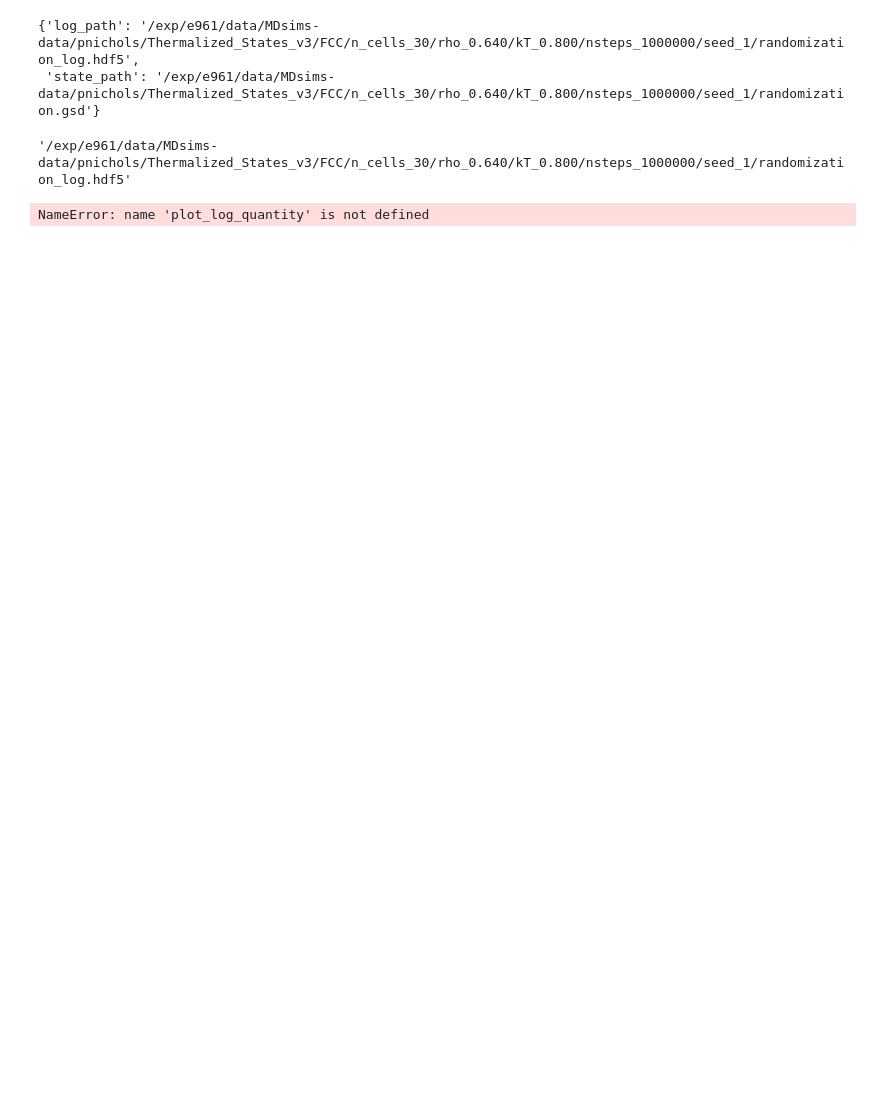
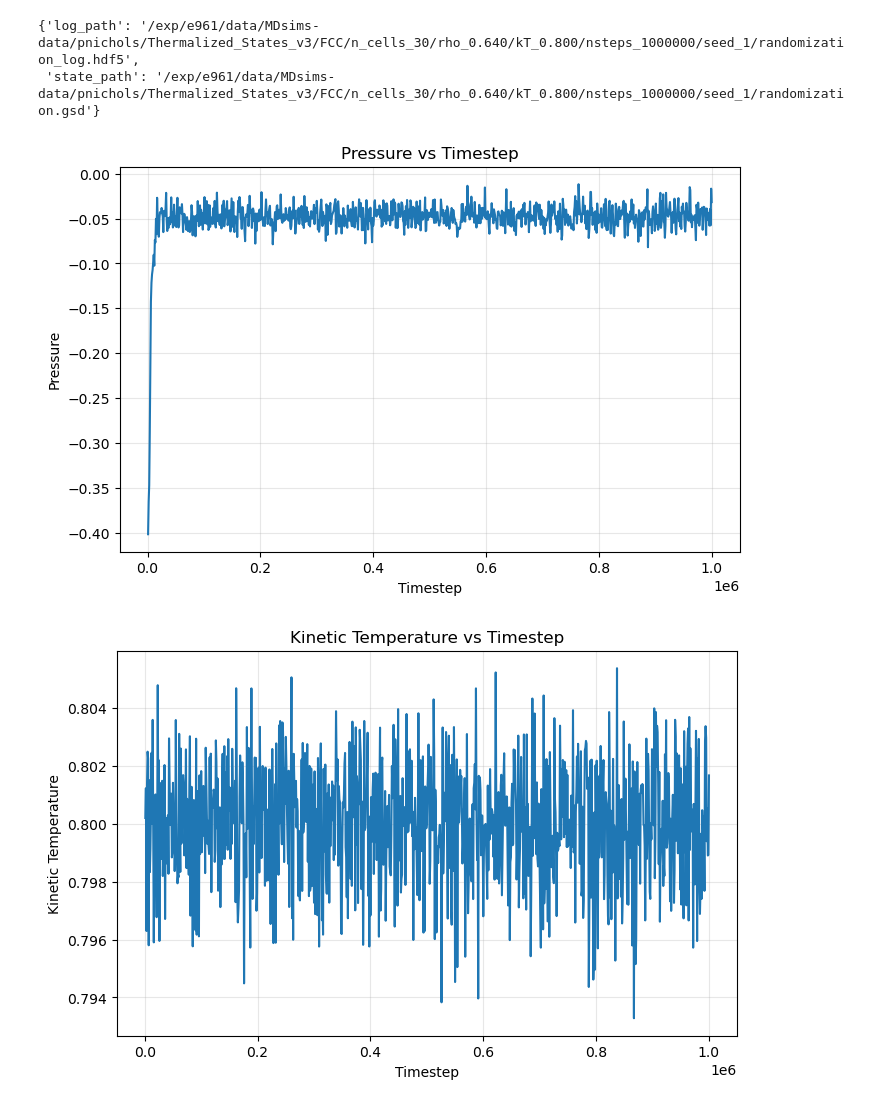
Before and after one commit to SBC-Collaboration/MDsims, a Jupyter notebook: Checker.ipynb, the cells around one changed output. Cells and saved outputs as stored; diff of their text form; code cells hidden in the pictures; blank space fills up the shorter version.

Commit message:
metadata good now

```diff
--- a/Checker.ipynb
+++ b/Checker.ipynb
@@ -76,12 +76,19 @@ metadata.read_attrs(h5_path, "metadata/paths")
 # %% [output]
 {'log_path': '/exp/e961/data/MDsims-data/pnichols/Thermalized_States_v3/FCC/n_cells_30/rho_0.640/kT_0.800/nsteps_1000000/seed_1/randomization_log.hdf5',
  'state_path': '/exp/e961/data/MDsims-data/pnichols/Thermalized_States_v3/FCC/n_cells_30/rho_0.640/kT_0.800/nsteps_1000000/seed_1/randomization.gsd'}
-# %%
-log = metadata.read_attrs(h5_path, "metadata/paths")['log_path']
-log
-# %% [output]
-'/exp/e961/data/MDsims-data/pnichols/Thermalized_States_v3/FCC/n_cells_30/rho_0.640/kT_0.800/nsteps_1000000/seed_1/randomization_log.hdf5'
 # %%
-plot_log_quantity(log, "pressure")
+from pathlib import Path
+from md_Helpers import runs as lh
+from md_Helpers import visualization as vh
+from md_Helpers import metadata
+
+log_path = metadata.read_attrs(h5_path, "metadata/paths")["log_path"]
+log = lh.read_hdf5_log(log_path)
+
+vh.plot_log_quantity(log, "pressure")
+vh.plot_log_quantity(log, "kinetic_temperature")
+vh.plot_log_quantity(log, "potential_energy")
+vh.plot_log_quantity(log, "kinetic_energy")
 # %% [output]
-NameError: name 'plot_log_quantity' is not defined
+[figure, added]
+[figure, added]
```
Also changed, not shown: parts of 2 cells of this notebook, 1 other file.
